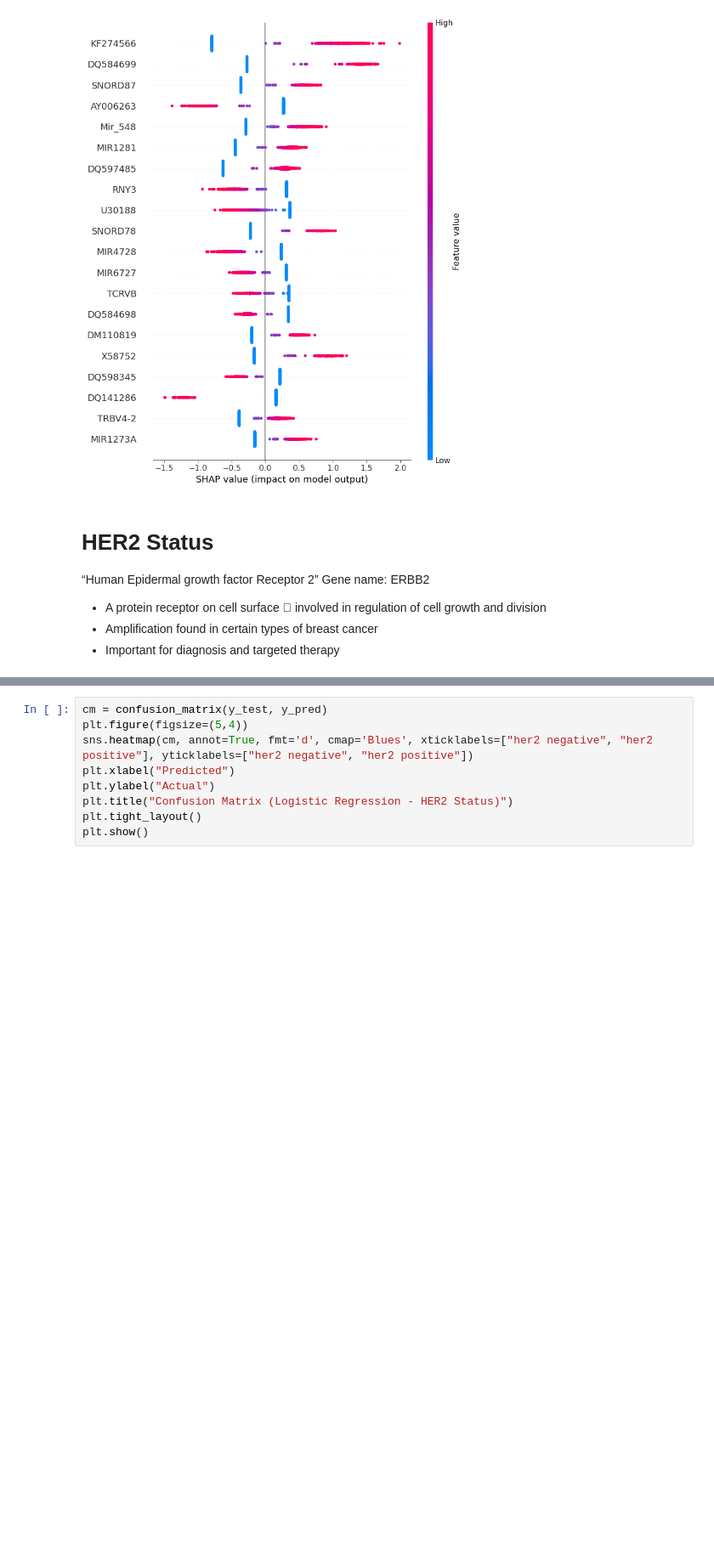
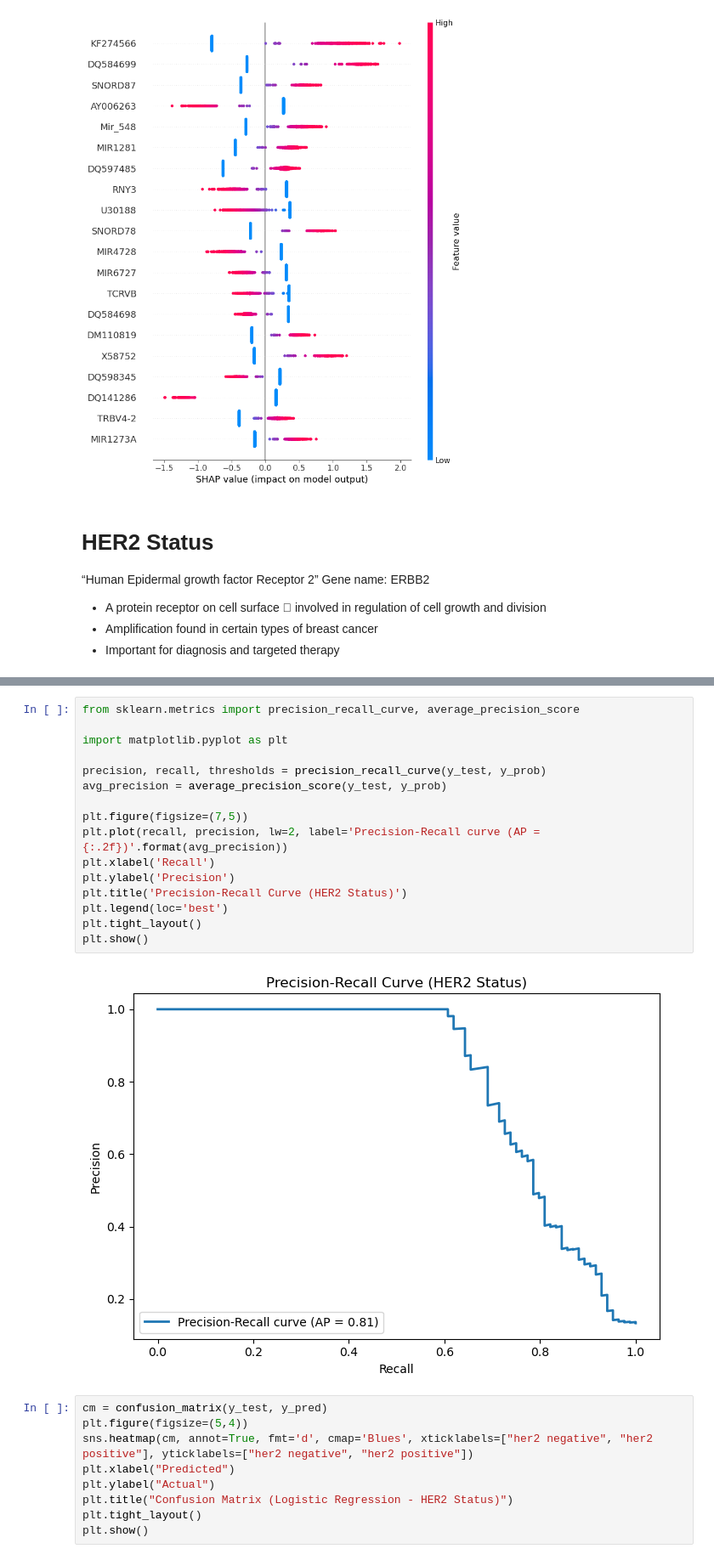
Before and after one commit to starshrimp/bioinformatics-tool, a Jupyter notebook: analysis/07_biomarkers.ipynb, the cells around one changed output, grey strips where cells are left out. Shown at 85% size. Cells and saved outputs as stored; diff of their text form; blank space fills up the shorter version.

```diff
--- a/analysis/07_biomarkers.ipynb
+++ b/analysis/07_biomarkers.ipynb
@@ -175,3 +192,21 @@ Confusion matrix:
+# %%
+from sklearn.metrics import precision_recall_curve, average_precision_score
+
+import matplotlib.pyplot as plt
+
+precision, recall, thresholds = precision_recall_curve(y_test, y_prob)
+avg_precision = average_precision_score(y_test, y_prob)
+
+plt.figure(figsize=(7,5))
+plt.plot(recall, precision, lw=2, label='Precision-Recall curve (AP = {:.2f})'.format(avg_precision))
+plt.xlabel('Recall')
+plt.ylabel('Precision')
+plt.title('Precision-Recall Curve (HER2 Status)')
+plt.legend(loc='best')
+plt.tight_layout()
+plt.show()
+# %% [output]
+[figure, added]
 # %%
 cm = confusion_matrix(y_test, y_pred)
 plt.figure(figsize=(5,4))
```
Also changed, not shown: parts of 24 cells of this notebook.
